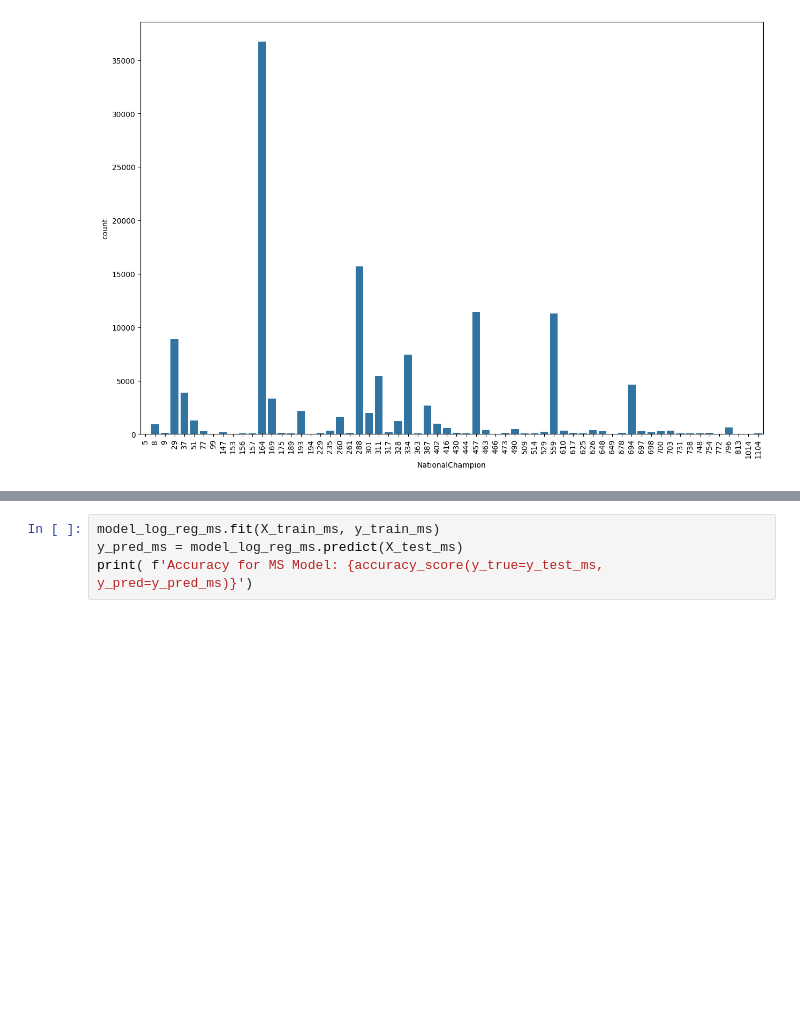
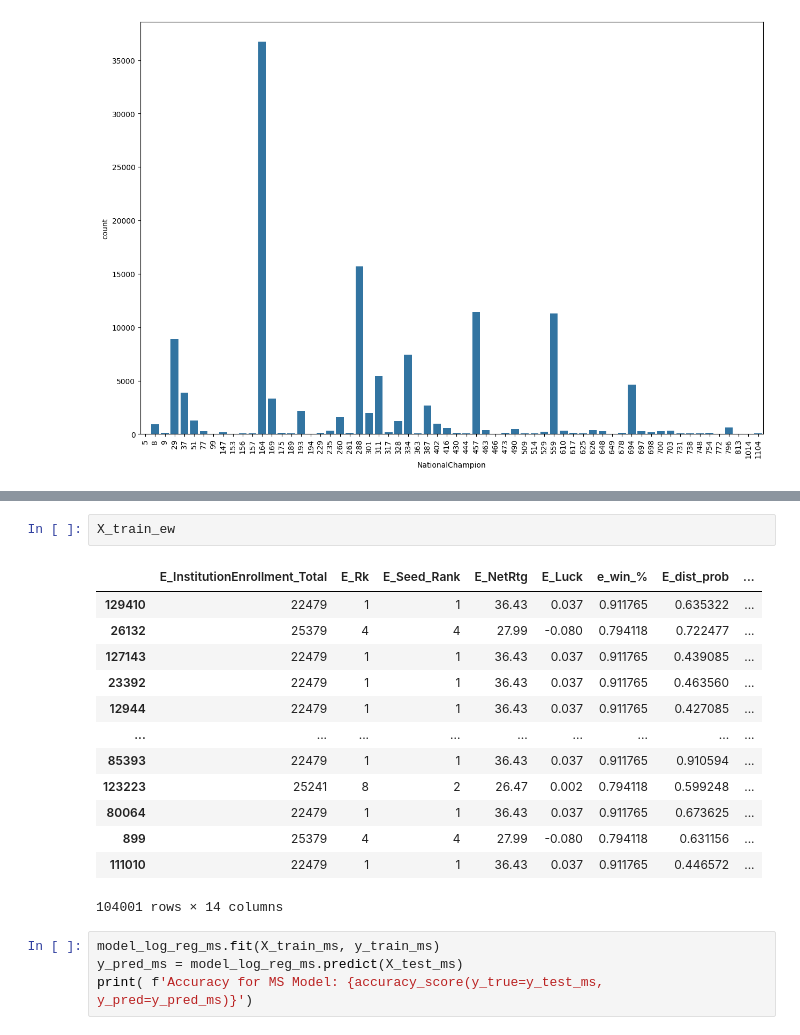
Before and after one commit to LittleMac24/ccac-competion, a Jupyter notebook: eda.ipynb, the cells around one changed output, grey strips where cells are left out. Drawn from its saved outputs; the diff is of its cells as text; blank space fills up the shorter version.

```diff
--- a/eda.ipynb
+++ b/eda.ipynb
@@ -1645,3 +1726,19 @@ Accuracy for EW Model: 0.6748971193415638
+# %%
+X_train_ew
+# %% [output]
+|  | E_InstitutionEnrollment_Total | E_Rk | E_Seed_Rank | E_NetRtg | E_Luck | e_win_% | E_dist_prob | ... |
+| 129410 | 22479 | 1 | 1 | 36.43 | 0.037 | 0.911765 | 0.635322 | ... |
+| 26132 | 25379 | 4 | 4 | 27.99 | -0.080 | 0.794118 | 0.722477 | ... |
+| 127143 | 22479 | 1 | 1 | 36.43 | 0.037 | 0.911765 | 0.439085 | ... |
+| 23392 | 22479 | 1 | 1 | 36.43 | 0.037 | 0.911765 | 0.463560 | ... |
+| 12944 | 22479 | 1 | 1 | 36.43 | 0.037 | 0.911765 | 0.427085 | ... |
+| ... | ... | ... | ... | ... | ... | ... | ... | ... |
+| 85393 | 22479 | 1 | 1 | 36.43 | 0.037 | 0.911765 | 0.910594 | ... |
+| 123223 | 25241 | 8 | 2 | 26.47 | 0.002 | 0.794118 | 0.599248 | ... |
+| 80064 | 22479 | 1 | 1 | 36.43 | 0.037 | 0.911765 | 0.673625 | ... |
+| 899 | 25379 | 4 | 4 | 27.99 | -0.080 | 0.794118 | 0.631156 | ... |
+| 111010 | 22479 | 1 | 1 | 36.43 | 0.037 | 0.911765 | 0.446572 | ... |
+104001 rows × 14 columns
 # %%
 model_log_reg_ms.fit(X_train_ms, y_train_ms)
 y_pred_ms = model_log_reg_ms.predict(X_test_ms)
```
Also changed, not shown: parts of 11 cells of this notebook, 8 other files.
